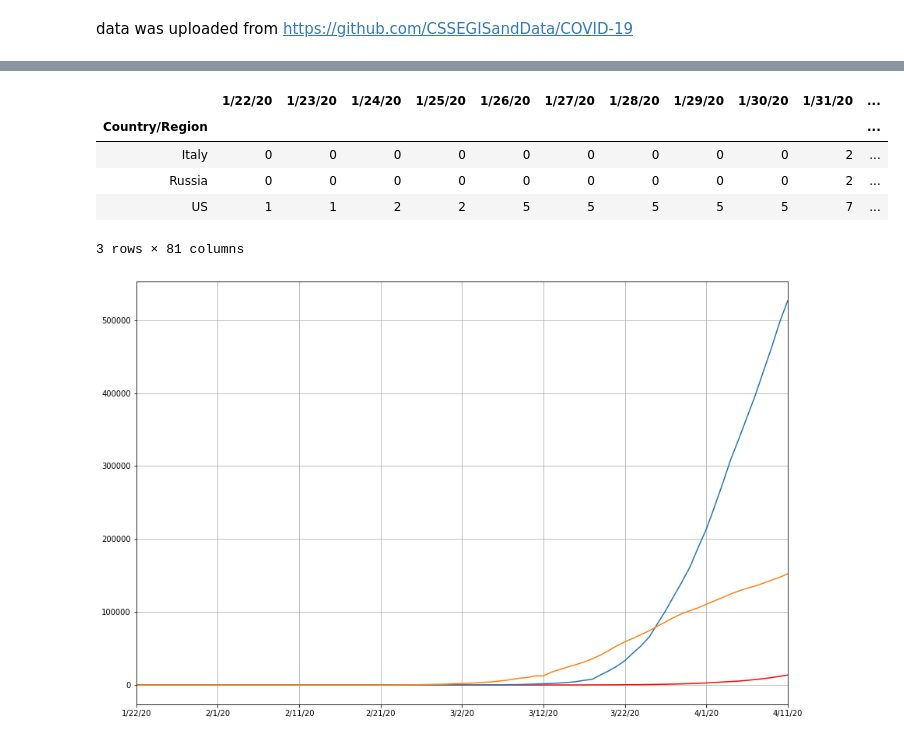
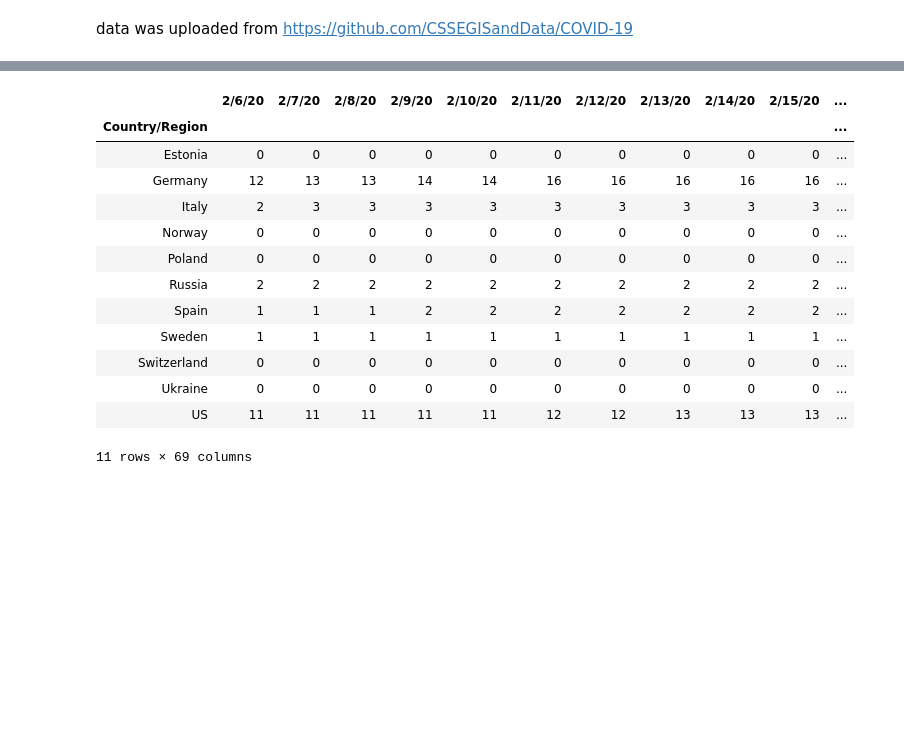
Before and after one commit to Dmitry1973/ML_for_business, a Jupyter notebook: covid.ipynb, the cells around one changed output, grey strips where cells are left out. Cells and saved outputs as stored; diff of their text form; code cells hidden in the pictures; blank space fills up the shorter version.

```diff
--- a/covid.ipynb
+++ b/covid.ipynb
@@ -17,0 +5,4 @@ df.head()
+# %%
+url_case = r'https://raw.githubusercontent.com/CSSEGISandData/COVID-19/master/csse_covid_19_data/csse_covid_19_time_series/time_series_covid19_confirmed_global.csv'
+# df = pd.read_csv('time_series_covid19_confirmed_global.csv', index_col=1)
+df = pd.read_csv(url_case, index_col=1)
@@ -18,3 +11,6 @@ df.head()
 # %%
+list_ = [i for i in range(0, 15)] # 0 cases list
+
 df_1 = df.drop(['Lat', 'Long','Province/State'], axis=1)
-df_1
+df_1 = df_1.drop(df_1.columns[list_], axis='columns')
+# df_1
@@ -36,17 +17,32 @@ df_1
 # %%
-df_1 = df_1[(df_1.index == 'US') | (df_1.index == 'Russia') | (df_1.index == 'Italy')]
+df_1 = df_1[(df_1.index == 'US') \
+            | (df_1.index == 'Russia') | (df_1.index == 'Italy')\
+            | (df_1.index == 'Germany') | (df_1.index == 'Spain')\
+            | (df_1.index == 'Switzerland') | (df_1.index == 'Sweden')\
+            | (df_1.index == 'Norway') | (df_1.index == 'Poland')\
+            | (df_1.index == 'Ukraine') | (df_1.index == 'Estonia')]
+
+
 df_1
 # %% [output]
-|  | 1/22/20 | 1/23/20 | 1/24/20 | 1/25/20 | 1/26/20 | 1/27/20 | 1/28/20 | 1/29/20 | 1/30/20 | 1/31/20 | ... |
+|  | 2/6/20 | 2/7/20 | 2/8/20 | 2/9/20 | 2/10/20 | 2/11/20 | 2/12/20 | 2/13/20 | 2/14/20 | 2/15/20 | ... |
 | Country/Region |  |  |  |  |  |  |  |  |  |  | ... |
-| Italy | 0 | 0 | 0 | 0 | 0 | 0 | 0 | 0 | 0 | 2 | ... |
-| Russia | 0 | 0 | 0 | 0 | 0 | 0 | 0 | 0 | 0 | 2 | ... |
-| US | 1 | 1 | 2 | 2 | 5 | 5 | 5 | 5 | 5 | 7 | ... |
+| Estonia | 0 | 0 | 0 | 0 | 0 | 0 | 0 | 0 | 0 | 0 | ... |
+| Germany | 12 | 13 | 13 | 14 | 14 | 16 | 16 | 16 | 16 | 16 | ... |
+| Italy | 2 | 3 | 3 | 3 | 3 | 3 | 3 | 3 | 3 | 3 | ... |
+| Norway | 0 | 0 | 0 | 0 | 0 | 0 | 0 | 0 | 0 | 0 | ... |
+| Poland | 0 | 0 | 0 | 0 | 0 | 0 | 0 | 0 | 0 | 0 | ... |
+| Russia | 2 | 2 | 2 | 2 | 2 | 2 | 2 | 2 | 2 | 2 | ... |
+| Spain | 1 | 1 | 1 | 2 | 2 | 2 | 2 | 2 | 2 | 2 | ... |
+| Sweden | 1 | 1 | 1 | 1 | 1 | 1 | 1 | 1 | 1 | 1 | ... |
+| Switzerland | 0 | 0 | 0 | 0 | 0 | 0 | 0 | 0 | 0 | 0 | ... |
+| Ukraine | 0 | 0 | 0 | 0 | 0 | 0 | 0 | 0 | 0 | 0 | ... |
+| US | 11 | 11 | 11 | 11 | 11 | 12 | 12 | 13 | 13 | 13 | ... |
-3 rows × 81 columns
+11 rows × 69 columns
 # %%
 df_2 = df_1.dropna().T
-df_2['Russia'].plot(c='r', figsize=(15, 10))
-df_2['US'].plot()
-df_2['Italy'].plot().grid()
+df_2['Russia'].plot(c='r', figsize=(15, 10), title='cases',legend="Russia",)
+df_2['US'].plot(c='g', legend="US")
+df_2['Spain'].plot(c='orange', legend='Spain')
+df_2['Germany'].plot(c='k',legend="Germany")
+df_2['Italy'].plot(c='b', legend="It", ).grid()
-# %% [output]
-[figure, removed]
```
Also changed, not shown: parts of 32 cells of this notebook.
